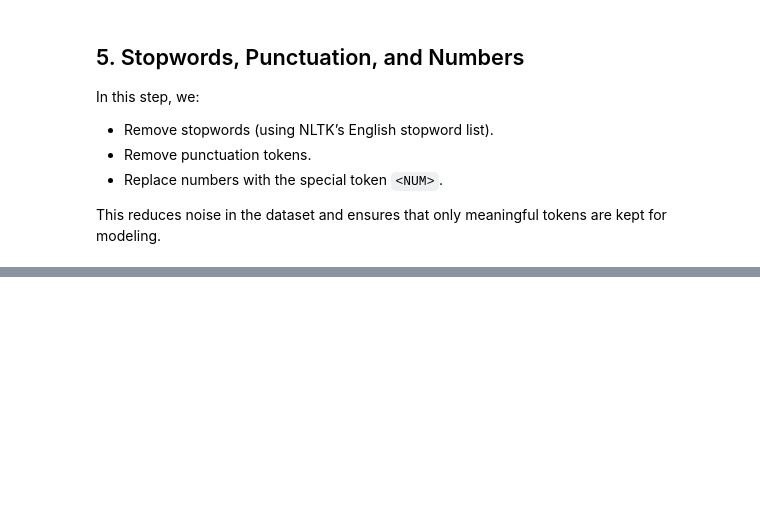
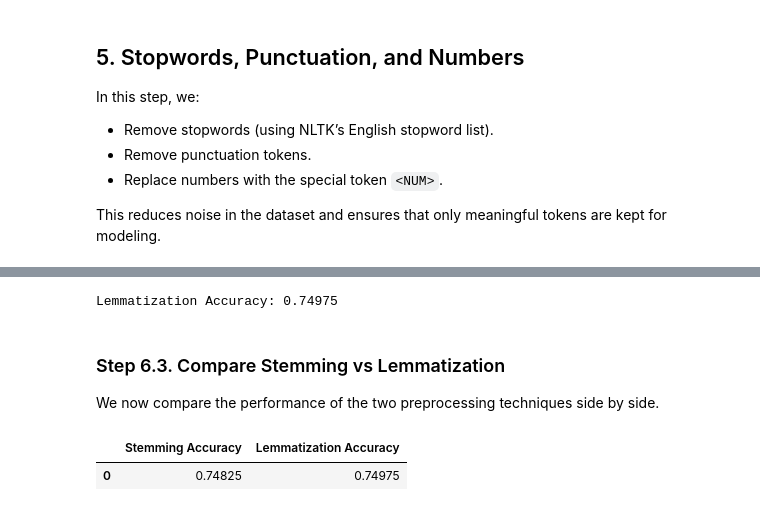
Before and after one commit to MohamedShoaib3/Algorithms_python, a Jupyter notebook: NLP_task.ipynb, the cells around one changed output, grey strips where cells are left out. Cells and saved outputs as stored; diff of their text form; code cells hidden in the pictures; blank space fills up the shorter version.

```diff
--- a/NLP_task.ipynb
+++ b/NLP_task.ipynb
@@ -454,0 +472,17 @@ df[["tokens", "tokens_cleaned"]].head()
+# %%
+from nltk.stem import PorterStemmer
+import spacy
+import random
+ps = PorterStemmer()
+nlp = spacy.load("en_core_web_sm")
+
+all_tokens = [word for tokens in df["tokens_cleaned"] for word in tokens if word.isalpha()]
+
+sample_words = random.sample(all_tokens, 20)
+
+print(f"{'Word':15} | {'Stem':15} | {'Lemma':15}")
+print("-" * 50)
+for word in sample_words:
+    stem = ps.stem(word)
+    lemma = nlp(word)[0].lemma_
+    print(f"{word:15} | {stem:15} | {lemma:15}")
@@ -454,0 +550,33 @@ df[["tokens", "tokens_cleaned"]].head()
+# %%
+def lemmatize_text(text):
+    doc = nlp(text)
+    return " ".join([token.lemma_ for token in doc])
+
+df["text_lemmatized"] = df["text"].apply(lemmatize_text)
+
+X_train, X_test, y_train, y_test = train_test_split(
+    df["text_lemmatized"], df["target"], test_size=0.2, random_state=42
+)
+
+X_train_vec = vectorizer.fit_transform(X_train)
+X_test_vec = vectorizer.transform(X_test)
+
+model_lemma = LogisticRegression(max_iter=1000)
+model_lemma.fit(X_train_vec, y_train)
+
+y_pred_lemma = model_lemma.predict(X_test_vec)
+print("Lemmatization Accuracy:", accuracy_score(y_test, y_pred_lemma))
+# %% [output]
+Lemmatization Accuracy: 0.74975
+# %% [markdown]
+### Step 6.3. Compare Stemming vs Lemmatization
+We now compare the performance of the two preprocessing techniques side by side.
+# %%
+results = {
+    "Stemming Accuracy": accuracy_score(y_test, y_pred_stem),
+    "Lemmatization Accuracy": accuracy_score(y_test, y_pred_lemma),
+}
+pd.DataFrame([results])
+# %% [output]
+|  | Stemming Accuracy | Lemmatization Accuracy |
+| 0 | 0.74825 | 0.74975 |
```
Also changed, not shown: parts of 14 cells of this notebook.
